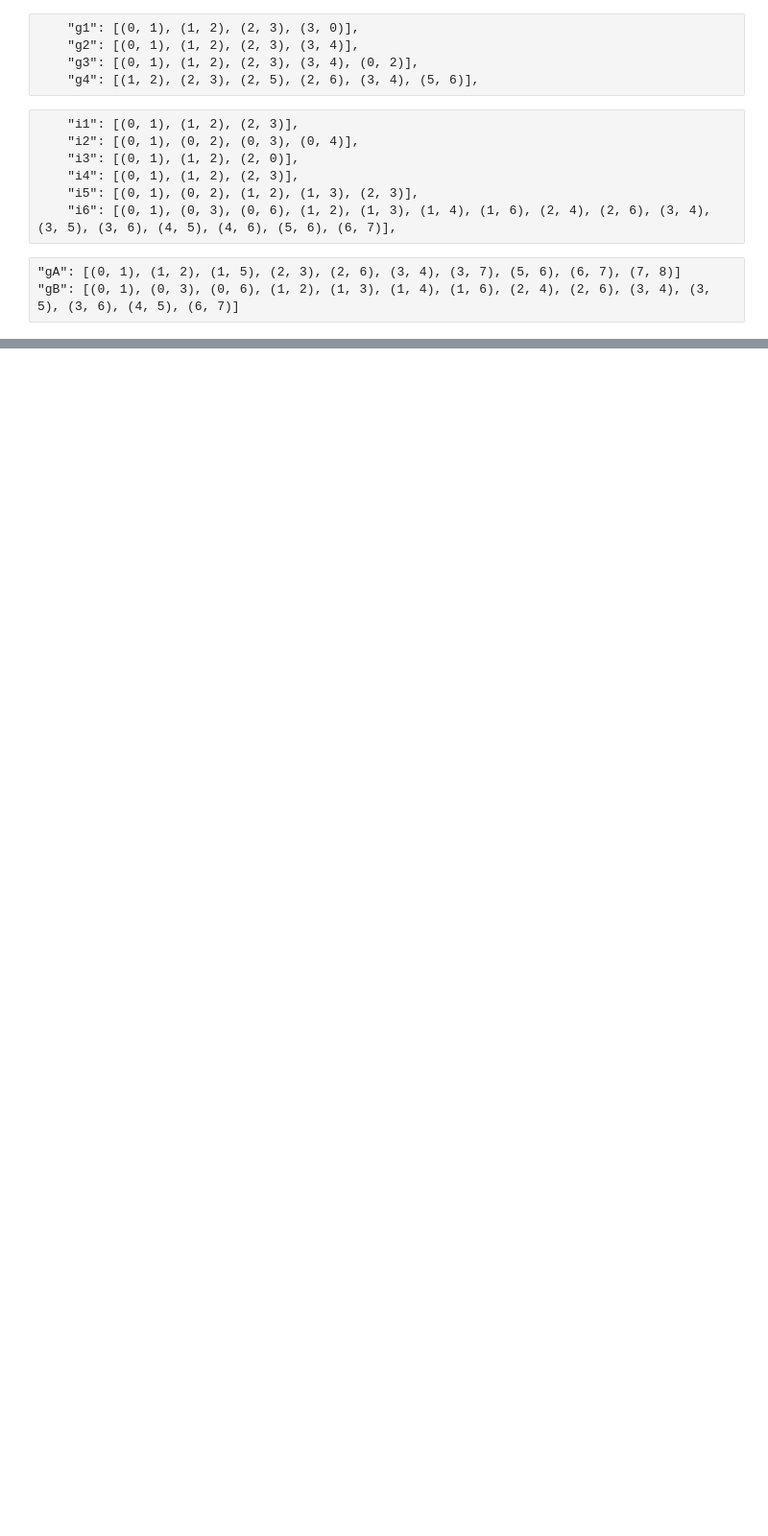
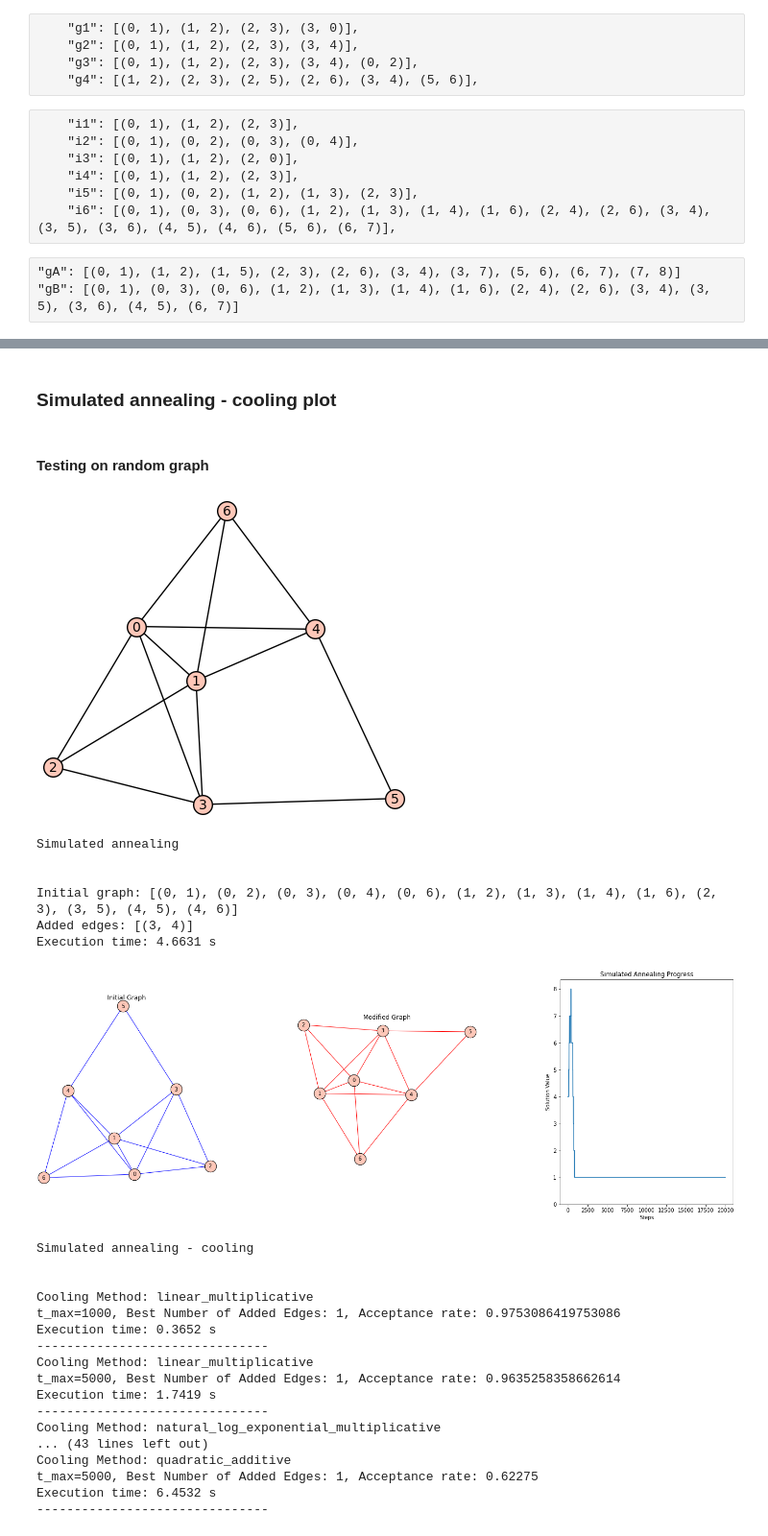
Before and after one commit to Ogrfil/MINIMUM-INTERVAL-GRAPH-COMPLETION, a Jupyter notebook: testing.ipynb, the cells around one changed output, grey strips where cells are left out. Shown: that part at 96% size. Drawn from its saved outputs; the diff is of its cells as text; code cells hidden in the pictures; blank space fills up the shorter version.

Commit message:
Added plots for simulated annealing/cooling

```diff
--- a/testing.ipynb
+++ b/testing.ipynb
@@ -20,16 +30,3 @@ from sage.graphs.graph import Graph
 # %% [raw]
 "gA": [(0, 1), (1, 2), (1, 5), (2, 3), (2, 6), (3, 4), (3, 7), (5, 6), (6, 7), (7, 8)]
 "gB": [(0, 1), (0, 3), (0, 6), (1, 2), (1, 3), (1, 4), (1, 6), (2, 4), (2, 6), (3, 4), (3, 5), (3, 6), (4, 5), (6, 7)]
-# %%
-graphs = {
-    "g1": [(0, 1), (1, 2), (2, 3), (3, 0)],
-    "g2": [(0, 1), (1, 2), (2, 3), (3, 4)],
-    "g3": [(0, 1), (1, 2), (2, 3), (3, 4), (0, 2)],
-    "g4": [(1, 2), (2, 3), (2, 5), (2, 6), (3, 4), (5, 6)],
-    "i1": [(0, 1), (1, 2), (2, 3)],
-    "i2": [(0, 1), (0, 2), (0, 3), (0, 4)],
-    "i3": [(0, 1), (1, 2), (2, 0)],
-    "i4": [(0, 1), (1, 2), (2, 3)],
-    "i5": [(0, 1), (0, 2), (1, 2), (1, 3), (2, 3)],
-    "i6": [(0, 1), (0, 3), (0, 6), (1, 2), (1, 3), (1, 4), (1, 6), (2, 4), (2, 6), (3, 4), (3, 5), (3, 6), (4, 5), (4, 6), (5, 6), (6, 7)]
-}
@@ -35,0 +111,9 @@ graphs = {
+# %% [markdown]
+### Simulated annealing - cooling plot
+# %%
+cooling_params = {
+    't_max_values' : [1000, 5000],
+    't_min' : 1,
+    'step_max' : 20000,
+    'alpha' : 0.95
+}
@@ -35,0 +224,42 @@ graphs = {
+# %% [markdown]
+#### Testing on random graph
+# %%
+n = 7  # Number of vertices
+p = 0.6  # Probability of edge creation
+
+G = graphs.RandomGNP(n, p)
+while not G.is_connected():
+    G = graphs.RandomGNP(n, p)
+
+G.show()
+
+plot_sa(G)
+
+
+plot_sa_cooling(G, cooling_params)
+# %% [output]
+[figure, added]
+Simulated annealing
+
+
+Initial graph: [(0, 1), (0, 2), (0, 3), (0, 4), (0, 6), (1, 2), (1, 3), (1, 4), (1, 6), (2, 3), (3, 5), (4, 5), (4, 6)]
+Added edges: [(3, 4)]
+Execution time: 4.6631 s
+[figure, added]
+Simulated annealing - cooling
+
+
+Cooling Method: linear_multiplicative
+t_max=1000, Best Number of Added Edges: 1, Acceptance rate: 0.9753086419753086
+Execution time: 0.3652 s
+-------------------------------
+Cooling Method: linear_multiplicative
+t_max=5000, Best Number of Added Edges: 1, Acceptance rate: 0.9635258358662614
+Execution time: 1.7419 s
+-------------------------------
+Cooling Method: natural_log_exponential_multiplicative
+... (43 lines left out)
+Cooling Method: quadratic_additive
+t_max=5000, Best Number of Added Edges: 1, Acceptance rate: 0.62275
+Execution time: 6.4532 s
+-------------------------------
```
Also changed, not shown: parts of 9 cells of this notebook.
